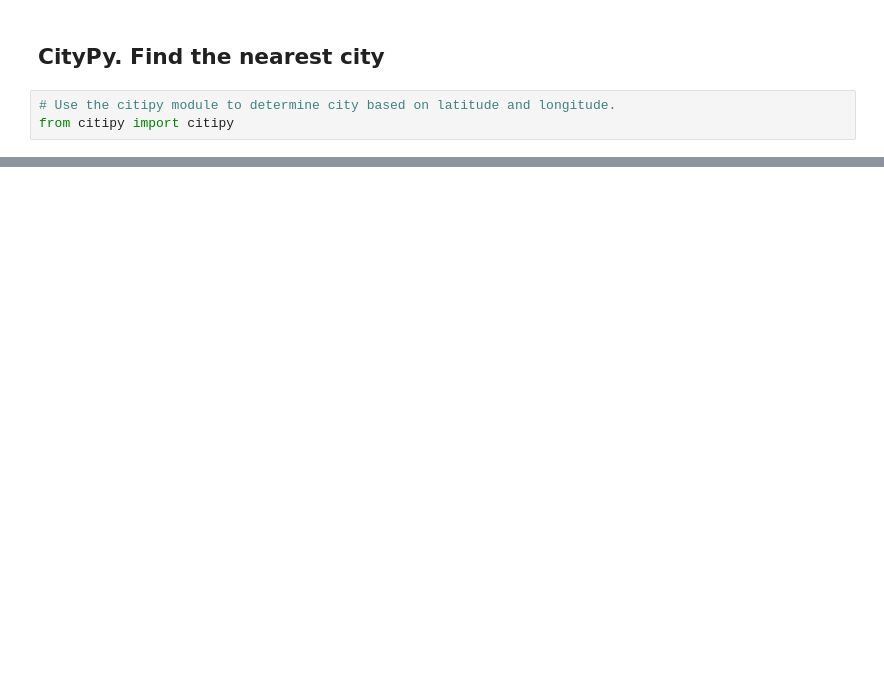
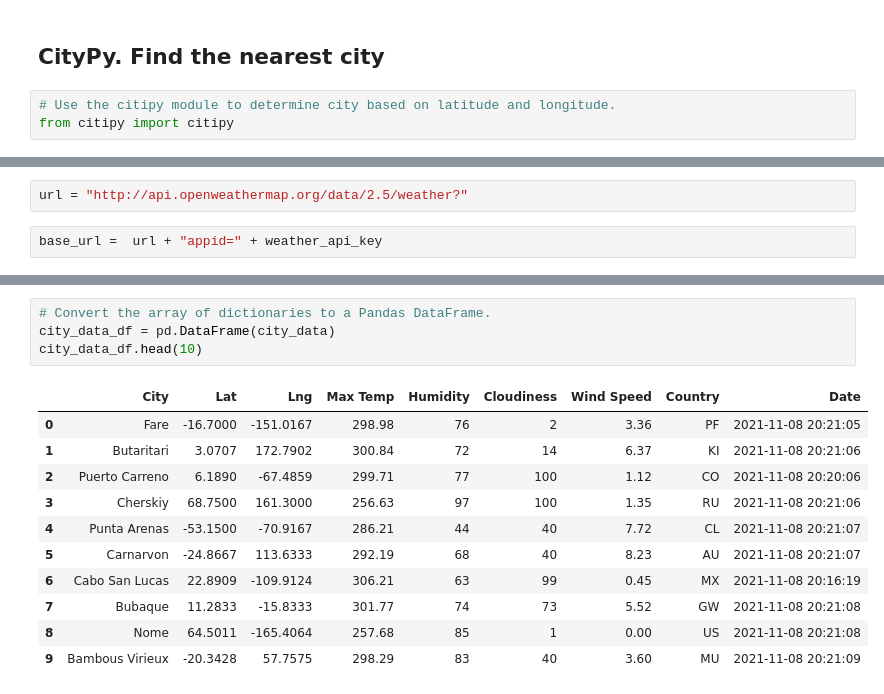
Before and after one commit to RebecaOsorio/World_Weather_Analysis, a Jupyter notebook: WeatherPy.ipynb, the cells around one changed output, grey strips where cells are left out. Cells and saved outputs as stored; diff of their text form; blank space fills up the shorter version.

Commit message:
Retrieve, Collect and Clean Weather Data.

```diff
--- a/WeatherPy.ipynb
+++ b/WeatherPy.ipynb
@@ -50,0 +63,4 @@ len(cities)
+# %%
+url = "http://api.openweathermap.org/data/2.5/weather?"
+# %%
+base_url =  url + "appid=" + weather_api_key
@@ -50,0 +169,16 @@ len(cities)
+# %%
+# Convert the array of dictionaries to a Pandas DataFrame.
+city_data_df = pd.DataFrame(city_data)
+city_data_df.head(10)
+# %% [output]
+|  | City | Lat | Lng | Max Temp | Humidity | Cloudiness | Wind Speed | Country | Date |
+| 0 | Fare | -16.7000 | -151.0167 | 298.98 | 76 | 2 | 3.36 | PF | 2021-11-08 20:21:05 |
+| 1 | Butaritari | 3.0707 | 172.7902 | 300.84 | 72 | 14 | 6.37 | KI | 2021-11-08 20:21:06 |
+| 2 | Puerto Carreno | 6.1890 | -67.4859 | 299.71 | 77 | 100 | 1.12 | CO | 2021-11-08 20:20:06 |
+| 3 | Cherskiy | 68.7500 | 161.3000 | 256.63 | 97 | 100 | 1.35 | RU | 2021-11-08 20:21:06 |
+| 4 | Punta Arenas | -53.1500 | -70.9167 | 286.21 | 44 | 40 | 7.72 | CL | 2021-11-08 20:21:07 |
+| 5 | Carnarvon | -24.8667 | 113.6333 | 292.19 | 68 | 40 | 8.23 | AU | 2021-11-08 20:21:07 |
+| 6 | Cabo San Lucas | 22.8909 | -109.9124 | 306.21 | 63 | 99 | 0.45 | MX | 2021-11-08 20:16:19 |
+| 7 | Bubaque | 11.2833 | -15.8333 | 301.77 | 74 | 73 | 5.52 | GW | 2021-11-08 20:21:08 |
+| 8 | Nome | 64.5011 | -165.4064 | 257.68 | 85 | 1 | 0.00 | US | 2021-11-08 20:21:08 |
+| 9 | Bambous Virieux | -20.3428 | 57.7575 | 298.29 | 83 | 40 | 3.60 | MU | 2021-11-08 20:21:09 |
```
Also changed, not shown: parts of 11 cells of this notebook, 2 other files.
